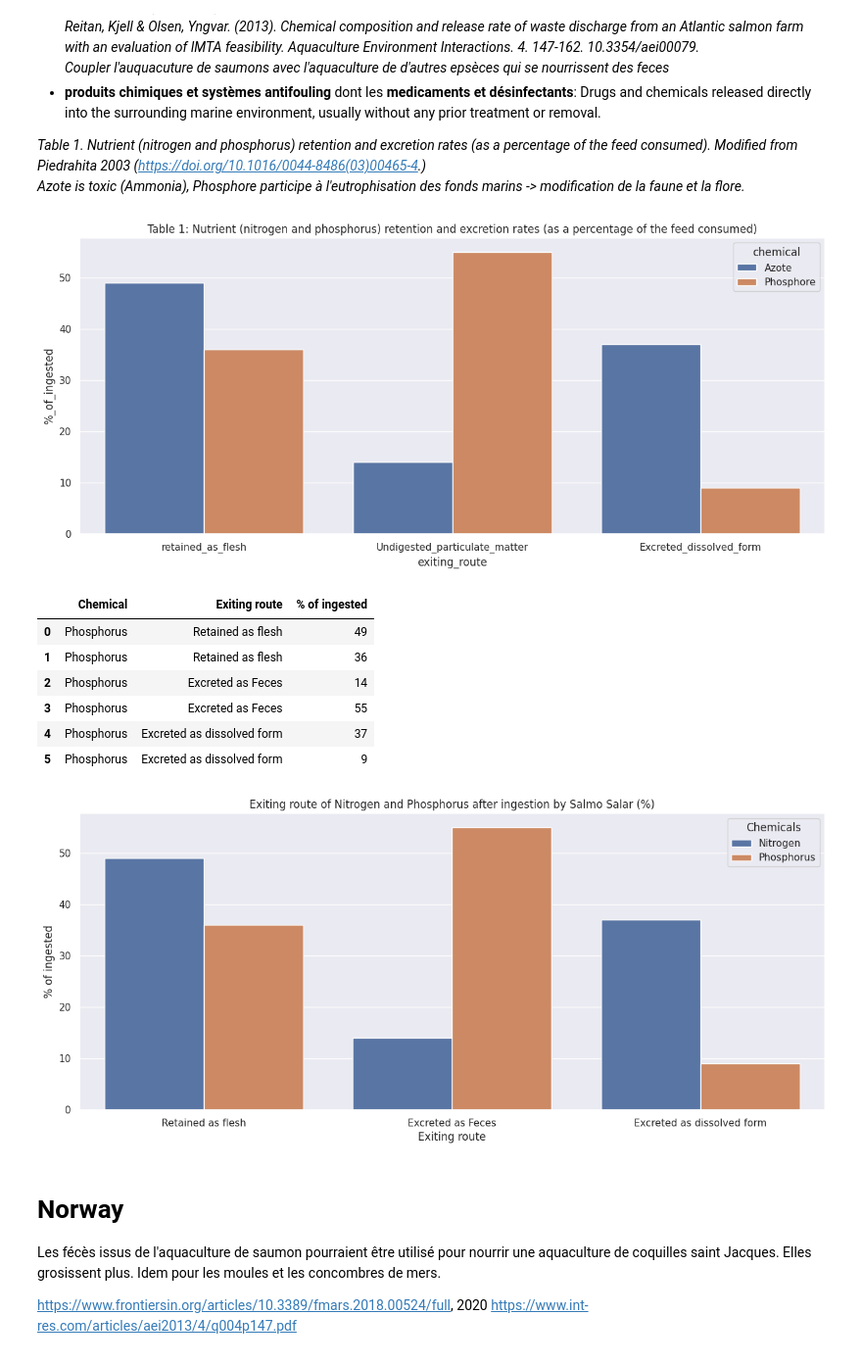
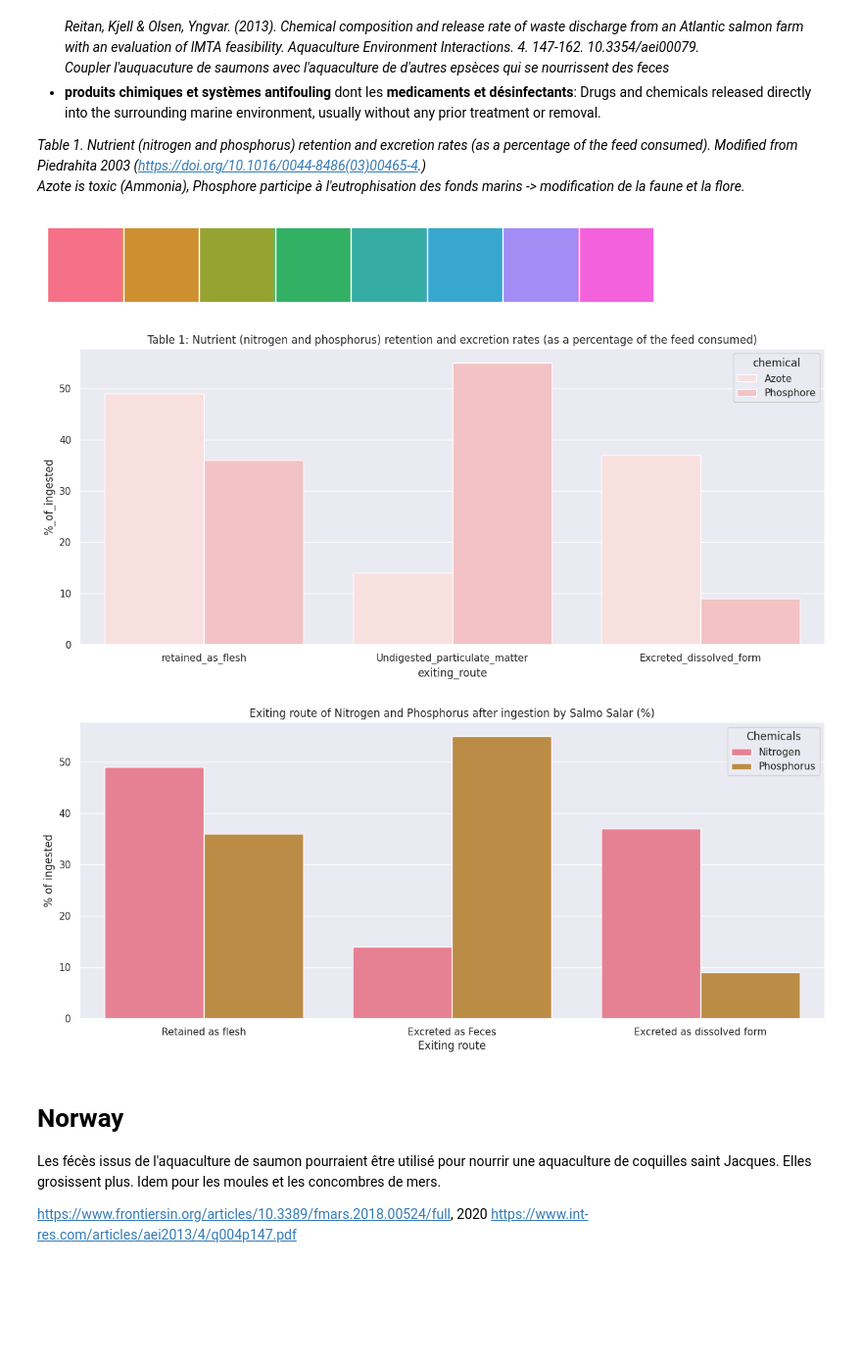
Before and after one commit to kumquat42/202402_MB_Data4Good_PinkBombs, a Jupyter notebook: 20240320_RejetPolluants.ipynb, the cells around one changed output. Shown at 98% size. Cells and saved outputs as stored; diff of their text form; code cells hidden in the pictures; blank space fills up the shorter version.

Commit message:
EIS_EID graph

```diff
--- a/20240320_RejetPolluants.ipynb
+++ b/20240320_RejetPolluants.ipynb
@@ -28,28 +29,26 @@ Coupler l'auquacuture de saumons avec l'aquaculture de d'autres epsèces qui se
 
 *Table 1. Nutrient (nitrogen and phosphorus) retention and excretion rates (as a percentage of the feed consumed). Modified from Piedrahita 2003 (https://doi.org/10.1016/0044-8486(03)00465-4.)
 Azote is toxic (Ammonia), Phosphore participe à l'eutrophisation des fonds marins -> modification de la faune et la flore.*
+# %%
+palette = sns.color_palette(palette='RdPu')
+palette2 = sns.color_palette('husl', 8)
+sns.palplot(palette2)
+# %% [output]
+[figure, added]
 # %%
 # Table 1: Nutrient (nitrogen and phosphorus) retention and excretion rates (as a percentage of the feed consumed). Modified from Piedrahita 2003.
 table1_data = pd.read_csv('./Pollution_rejectants/Data/Table1_N_P_retained_excreted.csv', header=0, decimal = ',')
+#sns.color_palette("husl", 8)#sns.color_palette(palette='RdPu')
+#sns.color_palette(palette='RdPu')
+#sns.set_palette("husl", 8)
+#sns.set_palette(sns.color_palette('Paired'))
 
 
 
 sns.set(rc={"figure.figsize":(15, 6)}) #width=*15, height=6
-table1 = sns.barplot(table1_data, x = 'exiting_route', y = '%_of_ingested', hue='chemical').set(title='Table 1: Nutrient (nitrogen and phosphorus) retention and excretion rates (as a percentage of the feed consumed)')
+table1 = sns.barplot(table1_data, x = 'exiting_route', y = '%_of_ingested', hue='chemical', palette = palette).set(title='Table 1: Nutrient (nitrogen and phosphorus) retention and excretion rates (as a percentage of the feed consumed)')
 # %% [output]
-[figure, old version]
+[figure, new version]
-# %%
-
-
-table1_data
-# %% [output]
-|  | Chemical | Exiting route | % of ingested |
-| 0 | Phosphorus | Retained as flesh | 49 |
-| 1 | Phosphorus | Retained as flesh | 36 |
-| 2 | Phosphorus | Excreted as Feces | 14 |
-| 3 | Phosphorus | Excreted as Feces | 55 |
-| 4 | Phosphorus | Excreted as dissolved form | 37 |
-| 5 | Phosphorus | Excreted as dissolved form | 9 |
 # %%
 # Table 1: Nutrient (nitrogen and phosphorus) retention and excretion rates (as a percentage of the feed consumed). Modified from Piedrahita 2003.
 table1_data = pd.read_csv('./Pollution_rejectants/Data/Table1_N_P_retained_excreted.csv', header=0, decimal = ',')
@@ -59,12 +58,12 @@ table1_data.Chemicals = table1_data.Chemicals.apply(lambda x: 'Nitrogen' if x ==
 table1_data['Exiting route'] = table1_data['Exiting route'].apply(lambda x: 'Retained as flesh' if x == 'retained_as_flesh'
                                           else 'Excreted as Feces' if x == 'Undigested_particulate_matter'
                                           else 'Excreted as dissolved form')
-
+palette2 = sns.color_palette('husl', 8)
 
 sns.set(rc={"figure.figsize":(15, 6)}) #width=*15, height=6
-table1 = sns.barplot(table1_data, x = 'Exiting route', y = '% of ingested', hue='Chemicals').set(title='Exiting route of Nitrogen and Phosphorus after ingestion by Salmo Salar (%)')
+table1 = sns.barplot(table1_data, x = 'Exiting route', y = '% of ingested', hue='Chemicals', palette = palette2).set(title='Exiting route of Nitrogen and Phosphorus after ingestion by Salmo Salar (%)')
 # %% [output]
-[figure, old version]
+[figure, new version]
 # %% [markdown]
 # Norway
 Les fécès issus de l'aquaculture de saumon pourraient être utilisé pour nourrir une aquaculture de coquilles saint Jacques. Elles grosissent plus. Idem pour les moules et les concombres de mers.
```
Also changed, not shown: parts of 5 cells of this notebook, 1 other file.
